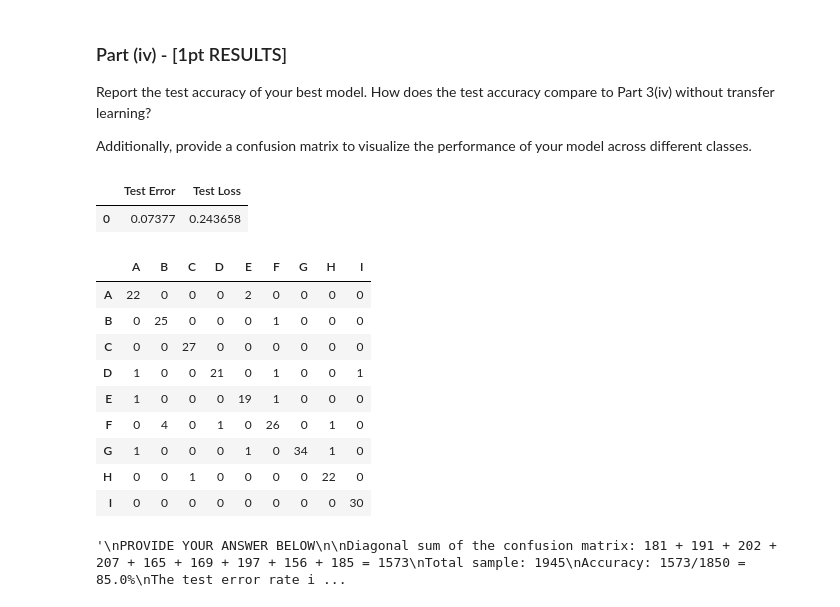
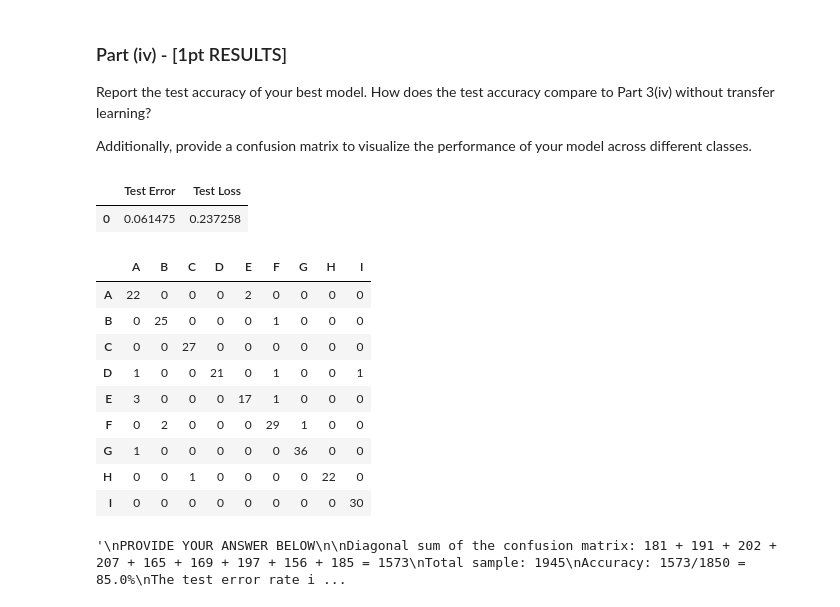
Before and after one commit to Fulankeee/MIE1517-Project-2, a Jupyter notebook: A2.ipynb, the cells around one changed output. Saved outputs shown, nothing was run; the diff lists cells and outputs as text; code cells hidden in the pictures.

```diff
--- a/A2.ipynb
+++ b/A2.ipynb
@@ -1162,29 +1165,29 @@ Additionally, provide a confusion matrix to visualize the performance of your mo
 # %%
 # TO BE COMPLETED
 import pandas as pd
 test_loader = DataLoader(test_dataset, batch_size=batch_size, shuffle=False)
 data_dir = '/content/A2_Hand_Gesture_Dataset_revised/Lab_3b_Gesture_Dataset Revised'
-batch_size = 128
-lr = 0.5
+batch_size = 32
+lr = 0.01
 epoch = 9
 alexnn = Alexnn()
 model_name = get_model_name("Alexnn", batch_size, lr, epoch)
 model_path = f"{model_name}"
 
 alexnn.load_state_dict(torch.load(model_path))
 criterion = nn.CrossEntropyLoss()
 test_err, test_loss = evaluate(alexnn, test_loader, criterion)
 
 
 test_results = {
     "Test Error": test_err,
     "Test Loss": test_loss
 }
 Alex_test_results = pd.DataFrame(test_results, index=[0])
 Alex_test_results
 # %% [output]
 |  | Test Error | Test Loss |
-| 0 | 0.07377 | 0.243658 |
+| 0 | 0.061475 | 0.237258 |
 # %%
 from sklearn.metrics import confusion_matrix, ConfusionMatrixDisplay
 test_loader = DataLoader(test_dataset, batch_size=batch_size, shuffle=False)
@@ -1209,9 +1212,9 @@ cm_df
 | B | 0 | 25 | 0 | 0 | 0 | 1 | 0 | 0 | 0 |
 | C | 0 | 0 | 27 | 0 | 0 | 0 | 0 | 0 | 0 |
 | D | 1 | 0 | 0 | 21 | 0 | 1 | 0 | 0 | 1 |
-| E | 1 | 0 | 0 | 0 | 19 | 1 | 0 | 0 | 0 |
-| F | 0 | 4 | 0 | 1 | 0 | 26 | 0 | 1 | 0 |
-| G | 1 | 0 | 0 | 0 | 1 | 0 | 34 | 1 | 0 |
+| E | 3 | 0 | 0 | 0 | 17 | 1 | 0 | 0 | 0 |
+| F | 0 | 2 | 0 | 0 | 0 | 29 | 1 | 0 | 0 |
+| G | 1 | 0 | 0 | 0 | 0 | 0 | 36 | 0 | 0 |
 | H | 0 | 0 | 1 | 0 | 0 | 0 | 0 | 22 | 0 |
 | I | 0 | 0 | 0 | 0 | 0 | 0 | 0 | 0 | 30 |
 # %%
```
Also changed, not shown: parts of 5 cells of this notebook.
